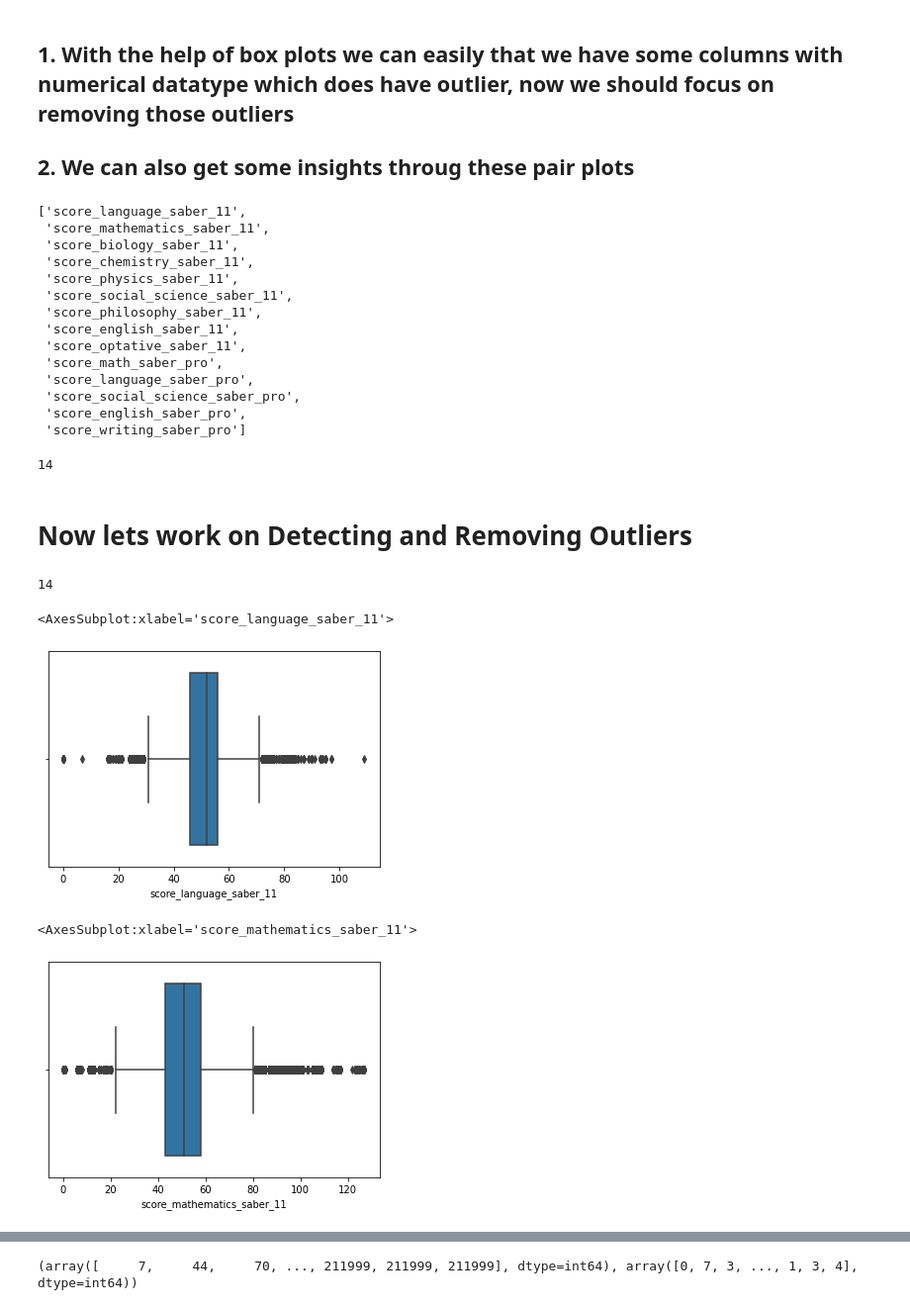
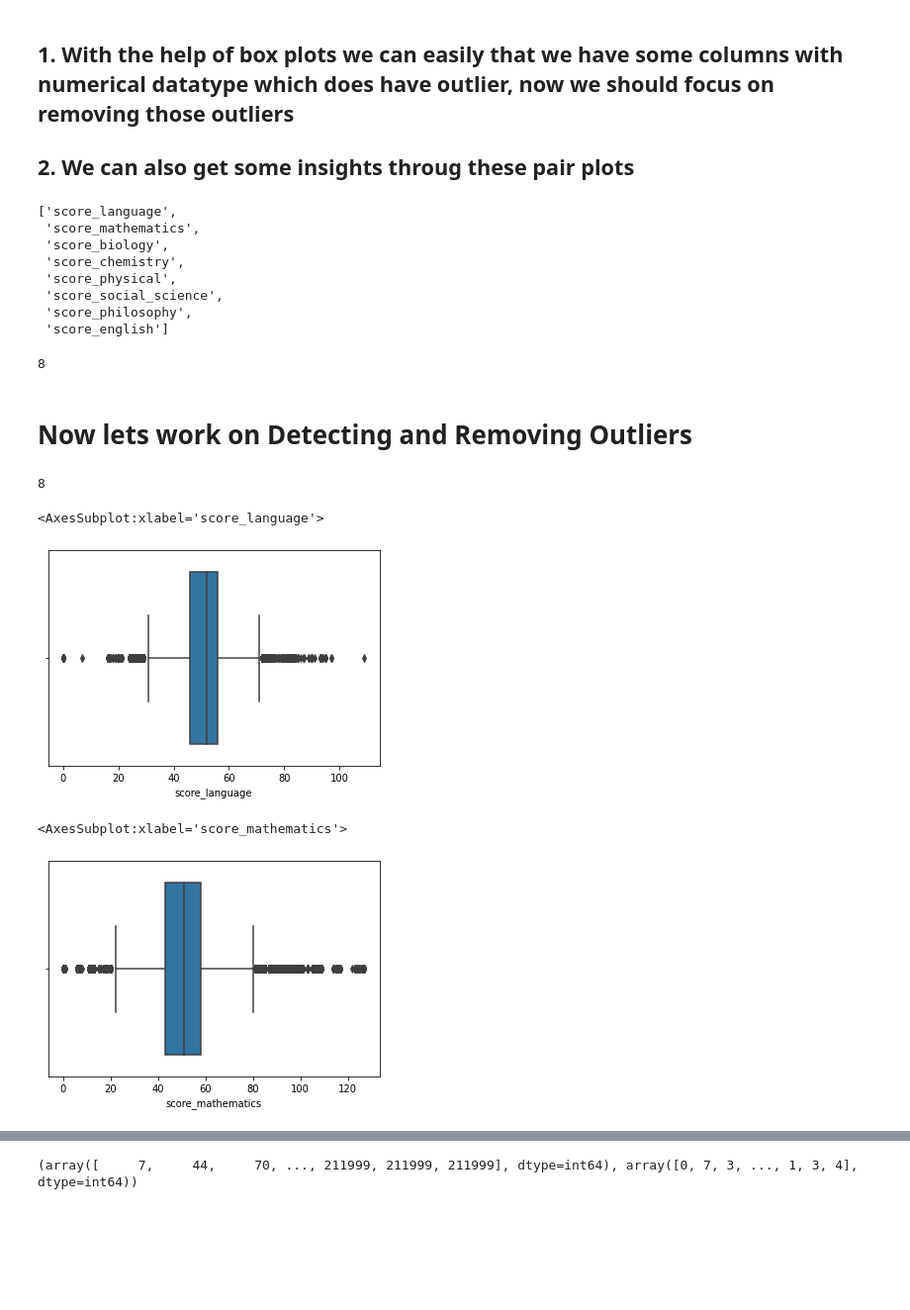
Before and after one commit to JASTYN/PROJ1, a Jupyter notebook: Whole_EDA_In_One_NoteBook.ipynb, the cells around one changed output, grey strips where cells are left out. Shown at 99% size. Cells and saved outputs as stored; diff of their text form; code cells hidden in the pictures; blank space fills up the shorter version.

```diff
--- a/Whole_EDA_In_One_NoteBook.ipynb
+++ b/Whole_EDA_In_One_NoteBook.ipynb
@@ -467,3 +462,9 @@ marks = ['score_language_saber_11',
+# %%
+marks = ['score_language',
+       'score_mathematics', 'score_biology',
+       'score_chemistry', 'score_physical',
+       'score_social_science', 'score_philosophy',
+       'score_english']
 # %%
 len(marks)
 # %% [output]
@@ -548,24 +558,18 @@ ValueError: Cannot describe a DataFrame without columns
 # %%
 marks
 # %% [output]
-['score_language_saber_11',
- 'score_mathematics_saber_11',
- 'score_biology_saber_11',
- 'score_chemistry_saber_11',
- 'score_physics_saber_11',
- 'score_social_science_saber_11',
- 'score_philosophy_saber_11',
- 'score_english_saber_11',
- 'score_optative_saber_11',
- 'score_math_saber_pro',
- 'score_language_saber_pro',
- 'score_social_science_saber_pro',
- 'score_english_saber_pro',
- 'score_writing_saber_pro']
+['score_language',
+ 'score_mathematics',
+ 'score_biology',
+ 'score_chemistry',
+ 'score_physical',
+ 'score_social_science',
+ 'score_philosophy',
+ 'score_english']
 # %%
 len(marks)
 # %% [output]
-14
+8
 # %% [markdown]
 # Now lets work on Detecting and Removing Outliers
 # %%
@@ -575,15 +579,15 @@ len(marks)
 outlier_columns = marks
 len(outlier_columns)
 # %% [output]
-14
+8
 # %%
-sns.boxplot(x = numeric_df[outlier_columns[0]])
+sns.boxplot(x = num[outlier_columns[0]])
 # %% [output]
-<AxesSubplot:xlabel='score_language_saber_11'>
+<AxesSubplot:xlabel='score_language'>
-[figure, old version]
+[figure, new version]
 # %%
-sns.boxplot(x = numeric_df[outlier_columns[1]])
+sns.boxplot(x = num[outlier_columns[1]])
 # %% [output]
-<AxesSubplot:xlabel='score_mathematics_saber_11'>
+<AxesSubplot:xlabel='score_mathematics'>
-[figure, old version]
+[figure, new version]
 # %%
```
Also changed, not shown: parts of 29 cells of this notebook.
